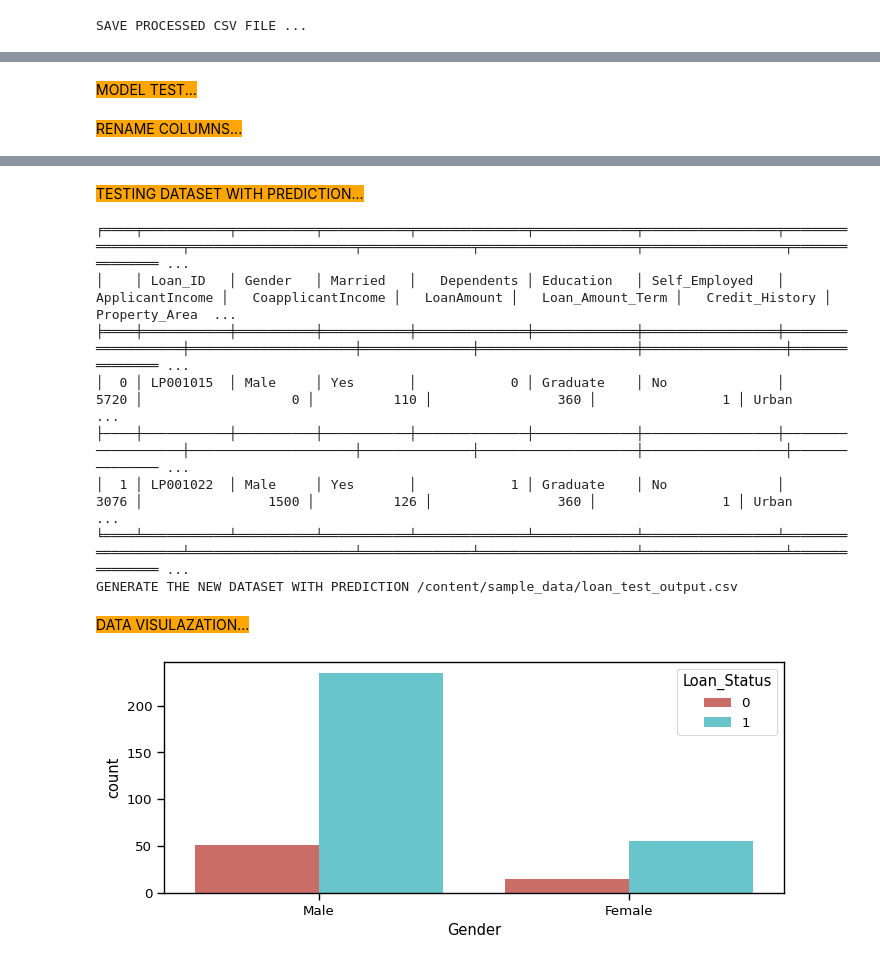
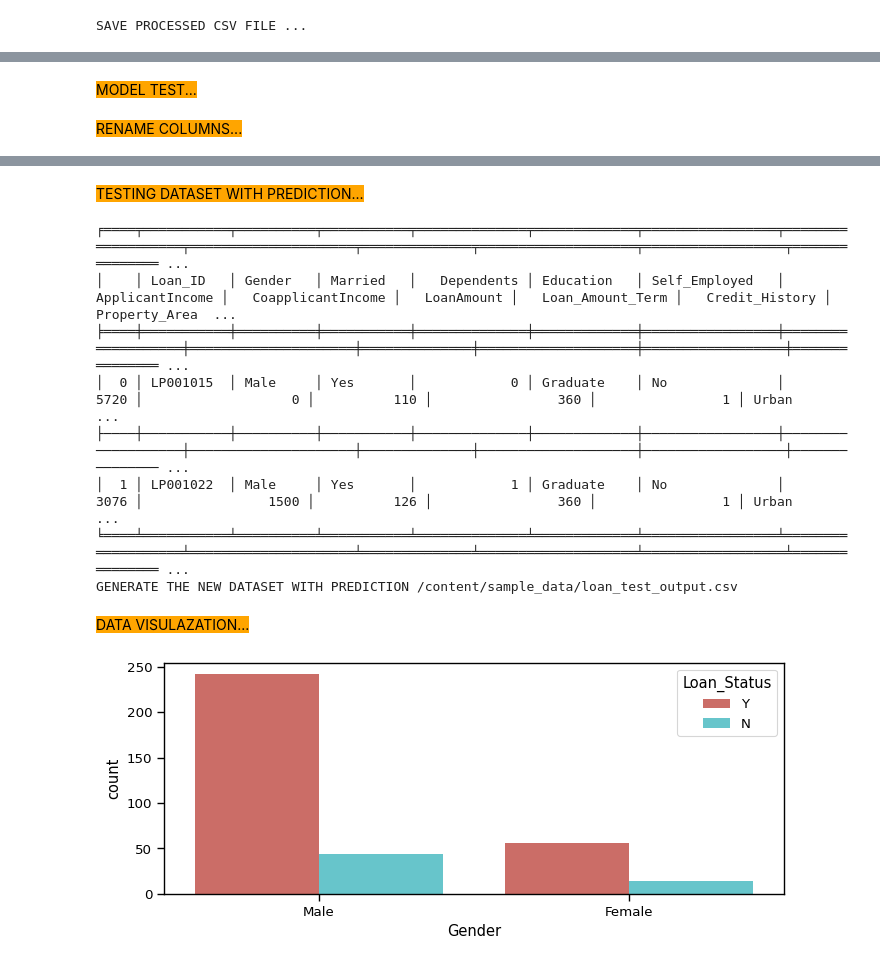
Before and after one commit to jawdatmerhy/public, a Jupyter notebook: LoanApproval.ipynb, the cells around one changed output, grey strips where cells are left out. Cells and saved outputs as stored; diff of their text form; code cells hidden in the pictures.

Commit message:
Fix test result label loan_status mapping

```diff
--- a/LoanApproval.ipynb
+++ b/LoanApproval.ipynb
@@ -444,21 +369,0 @@ DROP COLUMNS...
-# %%
-####################################################
-display_colored_message("DISPLAY CORRELATION...")
-dfCopy = df.copy()
-# Filter columns with 'object' dtype
-object_columns = dfCopy.select_dtypes(include=['object']).columns
-
-plt.figure(figsize=(10,8))
-sns.heatmap(df.corr(numeric_only=True),annot=True,cmap="viridis")
-plt.show()
-
-# Initialize LabelEncoder
-le = LabelEncoder()
-
-# Apply LabelEncoder to 'object' columns
-for col in object_columns:
-    dfCopy[col] = le.fit_transform(dfCopy[col])
-
-plt.figure(figsize=(10,8))
-sns.heatmap(dfCopy.corr(),annot=True,cmap="viridis")
-plt.show()
@@ -1236,19 +1190,18 @@ y = df_train.Loan_Status
 
 X = X.drop('Loan_Status',axis=1) #Remove label
 
-
-#SMOTE for imbalenced Dat
-#smote=SMOTE()
+# Apply SMOTE for oversampling on the training data
+#smote = SMOTE(random_state=42)
 #X,y=smote.fit_resample(X,y)
 
 # Rescale and normalize the features
 # Standardization (Normalization)
-scaler = StandardScaler()
-X_scaled = scaler.fit_transform(X)
+#scaler = StandardScaler()
+#X_scaled = scaler.fit_transform(X)
 
 # Min-Max Scaling (Rescaling)
-#scaler = MinMaxScaler()
-#X_scaled = scaler.fit_transform(X)
+scaler = MinMaxScaler()
+X_scaled = scaler.fit_transform(X)
 
 
 # Data Splitting
@@ -1679,7 +1632,7 @@ print(colored(tabulate(pd.DataFrame(scaled_team_data).head(2), headers='keys', t
 #"SVM" "NaiveBayesBNB" "MLPClassifier" "XGBoost"
 
 #MODEL_SELECTED = "NaiveBayesBNB"
-MODEL_SELECTED = "SVM"
+MODEL_SELECTED = "NaiveBayesBNB"
 
 display_colored_sub_message(f"TESTING DATASET APPLY MODEL : {MODEL_SELECTED}...")
 
@@ -1698,7 +1651,13 @@ if best_model is not None:
     # Now you have predictions using best_model model
     #print(f"{MODEL_SELECTED} prediction:", predictions)
 
-    testingData['Loan_Status'] = predictions
+    # Define a mapping dictionary
+    #mapping = {1: 'Y', 0: 'N'}
+
+    # Assuming predictions is a NumPy array or a Pandas Series
+    predictions_categorical = ['Y' if pred == 1 else 'N' for pred in predictions]
+
+    testingData['Loan_Status'] = predictions_categorical
 else:
     print(f"{MODEL_SELECTED} model not found in the models list.")
 
@@ -1742,14 +1701,14 @@ TESTING DATASET APPLY MODEL : SVM...
 TESTING DATASET WITH PREDICTION...
 ╒════╤═══════════╤══════════╤═══════════╤══════════════╤═════════════╤═════════════════╤═══════════════════╤═════════════════════╤══════════════╤════════════════════╤══════════════════╤═══════════════ ...
 │    │ Loan_ID   │ Gender   │ Married   │   Dependents │ Education   │ Self_Employed   │   ApplicantIncome │   CoapplicantIncome │   LoanAmount │   Loan_Amount_Term │   Credit_History │ Property_Area  ...
 ╞════╪═══════════╪══════════╪═══════════╪══════════════╪═════════════╪═════════════════╪═══════════════════╪═════════════════════╪══════════════╪════════════════════╪══════════════════╪═══════════════ ...
 │  0 │ LP001015  │ Male     │ Yes       │            0 │ Graduate    │ No              │              5720 │                   0 │          110 │                360 │                1 │ Urban          ...
 ├────┼───────────┼──────────┼───────────┼──────────────┼─────────────┼─────────────────┼───────────────────┼─────────────────────┼──────────────┼────────────────────┼──────────────────┼─────────────── ...
 │  1 │ LP001022  │ Male     │ Yes       │            1 │ Graduate    │ No              │              3076 │                1500 │          126 │                360 │                1 │ Urban          ...
 ╘════╧═══════════╧══════════╧═══════════╧══════════════╧═════════════╧═════════════════╧═══════════════════╧═════════════════════╧══════════════╧════════════════════╧══════════════════╧═══════════════ ...
 GENERATE THE NEW DATASET WITH PREDICTION /content/sample_data/loan_test_output.csv
 DATA VISULAZATION...
-[figure, old version]
+[figure, new version]
 # %%
 ####################################################
 display_colored_message("MODEL IMPORTANCE FEATURES...")
```
Also changed, not shown: parts of 21 cells of this notebook.
